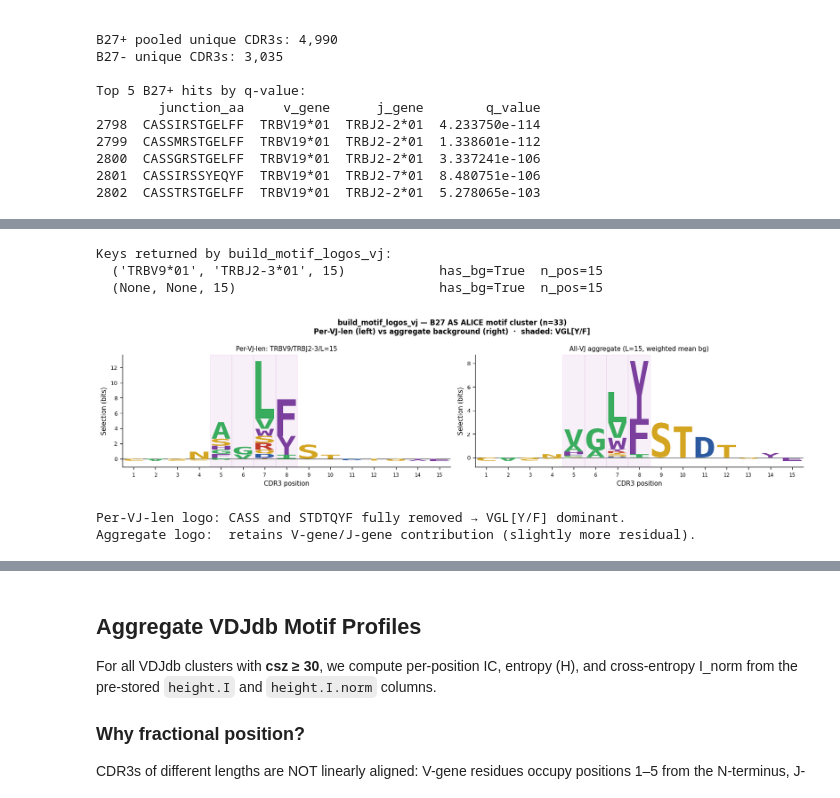
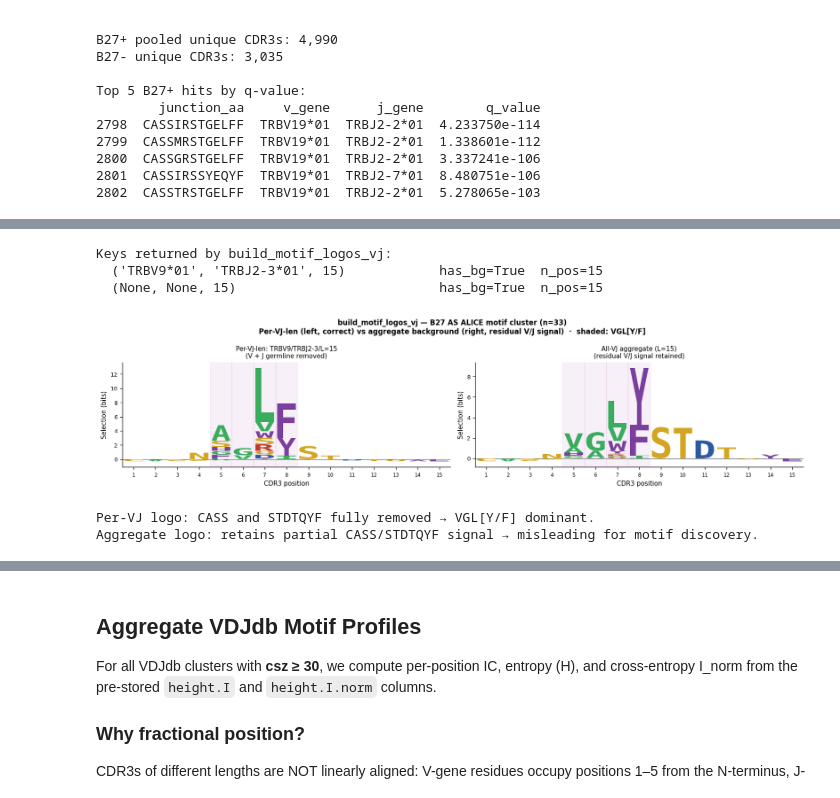
Before and after one commit to antigenomics/mirpy, a Jupyter notebook: notebooks/motif_logos.ipynb, the cells around one changed output, grey strips where cells are left out. Saved outputs shown, nothing was run; the diff lists cells and outputs as text; code cells hidden in the pictures.

```diff
--- a/notebooks/motif_logos.ipynb
+++ b/notebooks/motif_logos.ipynb
@@ -792,17 +1085,28 @@ Expected: CASS and STDTQYF selection heights ≈ 0 (germline removed);
 # %%
-"""Cell 11: build_motif_logos_vj — automated per-VJ-len logos from ALICE hit DataFrame.
+"""Cell 11: build_motif_logos_vj — per-VJ vs aggregate background for B27 AS cluster.
 
-build_motif_logos_vj() is the recommended entry point when analysing ALICE or
-TCRNET output.  It:
-  1. Groups sequences by (V-gene, J-gene, CDR3 length).
-  2. Builds a PWM + selection logo for each group using the matched OLGA background.
-  3. Also builds a per-length logo using the all-VJ aggregate background.
+Why the per-VJ and aggregate selection logos look different
+-----------------------------------------------------------
+Both panels use the SAME sequences (the rank-1 ALICE connected component).
+The DIFFERENCE is the background:
 
-Here we demonstrate with the ALICE motif cluster (rank-1 CASSVGL[YF]STDTQYF cluster
-from B27+ donors).  This is the same dataset used to build the logo above but via
-the single-function pipeline entry point.
+  Left  — per-VJ background (TRBV9*01/TRBJ2-3*01/len=15):
+    Removes V-gene (CASS) AND J-gene (STDTQYF) germline signal exactly.
+    Result: CASS and STDTQYF columns collapse to ≈0; only VGL[YF] remains.
+
+  Right — all-VJ aggregate background (len=15 weighted average over all VJ combos):
+    Does NOT specifically remove TRBV9 or TRBJ2-3 germline residues.
+    Result: residual CASS and STDTQYF signal remains; the selection logo is
+    "polluted" by the germline contribution that was not fully accounted for.
+
+The per-VJ logo is the scientifically correct one for motif identification.
+The aggregate logo is useful when the V/J background is not available.
+
+Note: the per-VJ logo here should be IDENTICAL (mathematically) to the
+selection panel in the preceding cell (Cell 10), because both use the same
+sequences, same pseudocount, and the same OLGA background for TRBV9*01/
+TRBJ2-3*01/len=15.  Any visual difference is due to axis auto-scaling.
 """
-# Build a Polars DataFrame in ALICE hit format (junction_aa, v_gene, j_gene)
 as_motif_df = pl.DataFrame({
     "junction_aa": as_motif_seqs,
     "v_gene": [f"{AS_V}*01"] * len(as_motif_seqs),
@@ -810,11 +1114,7 @@ as_motif_df = pl.DataFrame({
 })
 
 logos_vj = build_motif_logos_vj(
-    as_motif_df,
-    motif_pwms,
-    species="HomoSapiens",
-    gene="TRB",
-    min_seqs=3,
+    as_motif_df, motif_pwms, species="HomoSapiens", gene="TRB", min_seqs=3,
 )
 
 print("Keys returned by build_motif_logos_vj:")
@@ -823,39 +1123,39 @@ for key in sorted(logos_vj.keys(), key=lambda k: (k[0] is None, k)):
     has_sel = "bg_height" in logo.columns
     print(f"  {str(key):40s}  has_bg={has_sel}  n_pos={logo['pos'].n_unique()}")
 
-# Display the per-VJ-len logo vs all-VJ aggregate
 vj_key  = (f"{AS_V}*01", f"{AS_J}*01", AS_LEN)
 agg_key = (None, None, AS_LEN)
 
 fig, axes = plt.subplots(1, 2, figsize=(14, 3.5))
 for ax, key, title in [
-    (axes[0], vj_key,  f"Per-VJ-len: {AS_V}/{AS_J}/L={AS_LEN}"),
-    (axes[1], agg_key, f"All-VJ aggregate (L={AS_LEN}, weighted mean bg)"),
+    (axes[0], vj_key,  f"Per-VJ-len: {AS_V}/{AS_J}/L={AS_LEN}\n(V + J germline removed)"),
+    (axes[1], agg_key, f"All-VJ aggregate (L={AS_LEN})\n(residual V/J signal retained)"),
 ]:
     if key in logos_vj and "bg_height" in logos_vj[key].columns:
         plot_logo(logos_vj[key], ax, height_col="bg_height", ylabel="Selection (bits)")
         ax.set_title(title, fontsize=9)
         for pos_1 in range(5, 9):
             ax.axvspan(pos_1 - 1, pos_1, alpha=0.12, color="#c984cc", zorder=0)
     else:
         ax.text(0.5, 0.5, "No background available", ha="center", va="center",
                 transform=ax.transAxes, fontsize=9, color="#888")
         ax.axis("off")
         ax.set_title(title, fontsize=9)
 
 fig.suptitle(
     f"build_motif_logos_vj — B27 AS ALICE motif cluster (n={len(as_motif_seqs)})\n"
-    "Per-VJ-len (left) vs aggregate background (right)  ·  shaded: VGL[Y/F]",
+    "Per-VJ-len (left, correct) vs aggregate background (right, residual V/J signal)"
+    "  ·  shaded: VGL[Y/F]",
     fontsize=10, fontweight="bold",
 )
 plt.tight_layout()
 plt.show()
-print("Per-VJ-len logo: CASS and STDTQYF fully removed → VGL[Y/F] dominant.")
-print("Aggregate logo:  retains V-gene/J-gene contribution (slightly more residual).")
+print("Per-VJ logo: CASS and STDTQYF fully removed → VGL[Y/F] dominant.")
+print("Aggregate logo: retains partial CASS/STDTQYF signal → misleading for motif discovery.")
 # %% [output]
 Keys returned by build_motif_logos_vj:
   ('TRBV9*01', 'TRBJ2-3*01', 15)            has_bg=True  n_pos=15
   (None, None, 15)                          has_bg=True  n_pos=15
-[figure, old version]
+[figure, new version]
-Per-VJ-len logo: CASS and STDTQYF fully removed → VGL[Y/F] dominant.
-Aggregate logo:  retains V-gene/J-gene contribution (slightly more residual).
+Per-VJ logo: CASS and STDTQYF fully removed → VGL[Y/F] dominant.
+Aggregate logo: retains partial CASS/STDTQYF signal → misleading for motif discovery.
```
Also changed, not shown: parts of 17 cells of this notebook.
